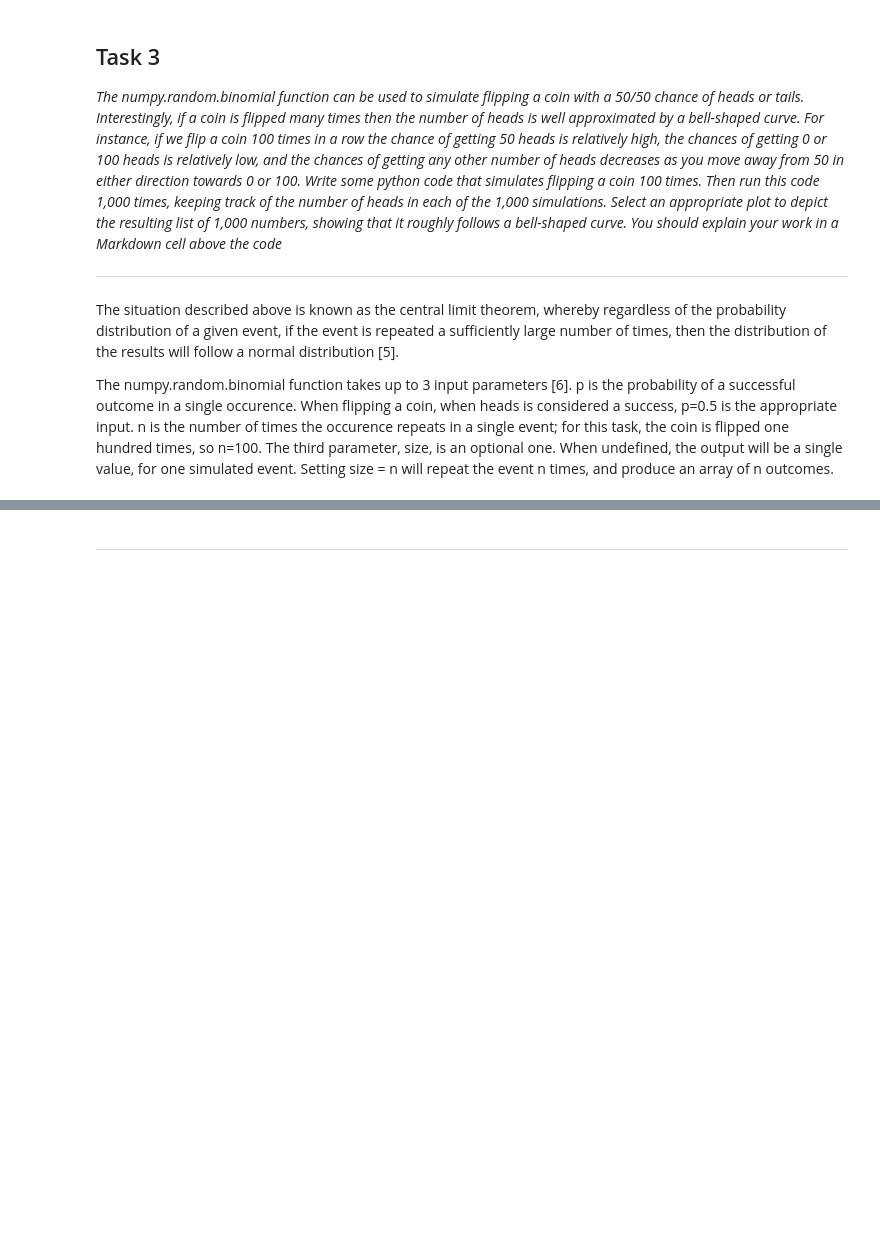
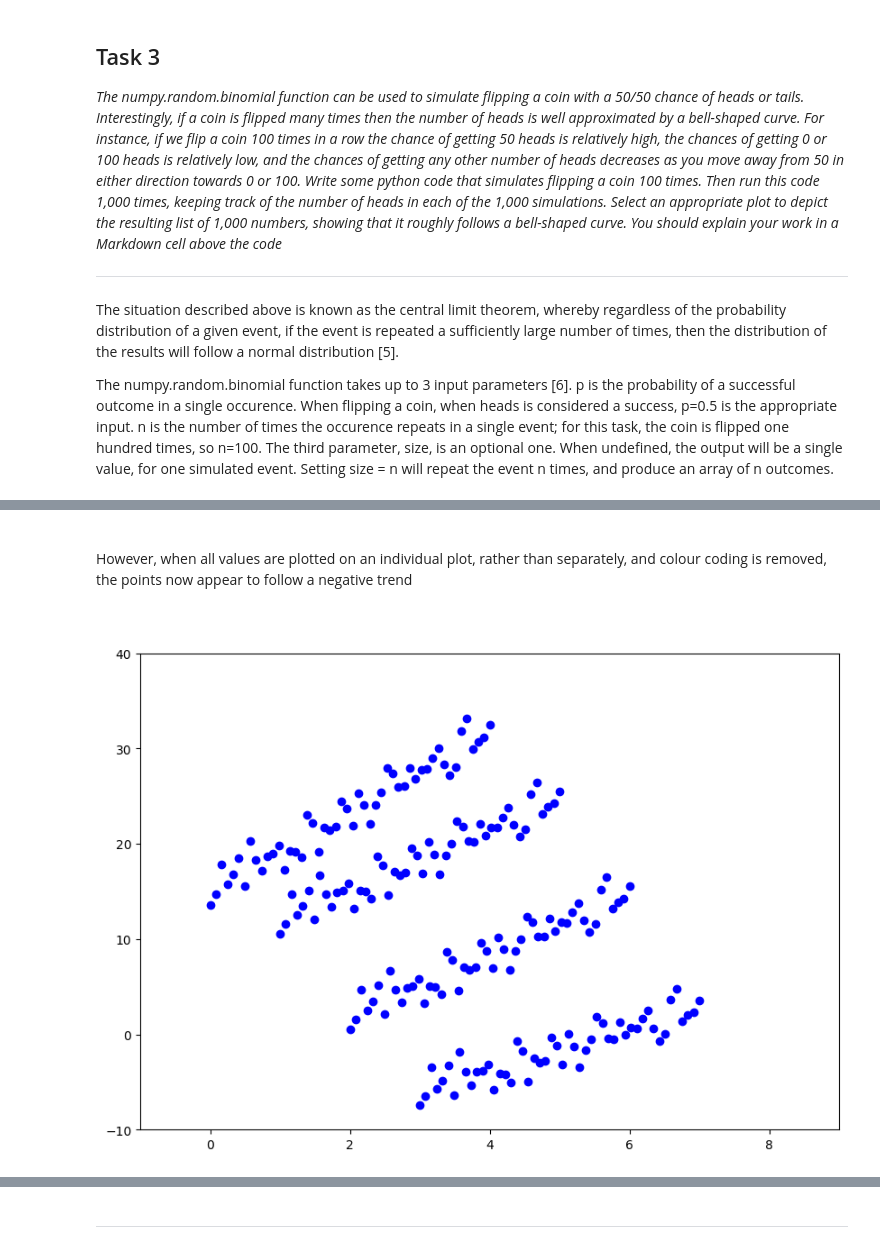
Before and after one commit to dervlac/tasks2020-FDA, a Jupyter notebook: Fundamentals of Data Analysis 2020 Tasks.ipynb, the cells around one changed output, grey strips where cells are left out. Saved outputs shown, nothing was run; the diff lists cells and outputs as text; code cells hidden in the pictures; blank space fills up the shorter version.

```diff
--- a/Fundamentals of Data Analysis 2020 Tasks.ipynb
+++ b/Fundamentals of Data Analysis 2020 Tasks.ipynb
@@ -172,0 +231,17 @@ sns.distplot(thousand_flips)
+# %% [markdown]
+<br>
+
+However, when all values are plotted on an individual plot, rather than separately, and colour coding is removed, the points now appear to follow a negative trend
+
+<br>
+# %%
+#y_all = y1+y2+y3+y4
+plt.plot(x1,y1,'bo',scalex=False,scaley=False)
+plt.plot(x2,y2,'bo',scalex=False,scaley=False)
+plt.plot(x3,y3,'bo',scalex=False,scaley=False)
+plt.plot(x4,y4,'bo',scalex=False,scaley=False)
+plt.xlim([-1,9])
+plt.ylim([-10,40])
+plt.show()
+# %% [output]
+[figure, added]
```
Also changed, not shown: parts of 16 cells of this notebook.
